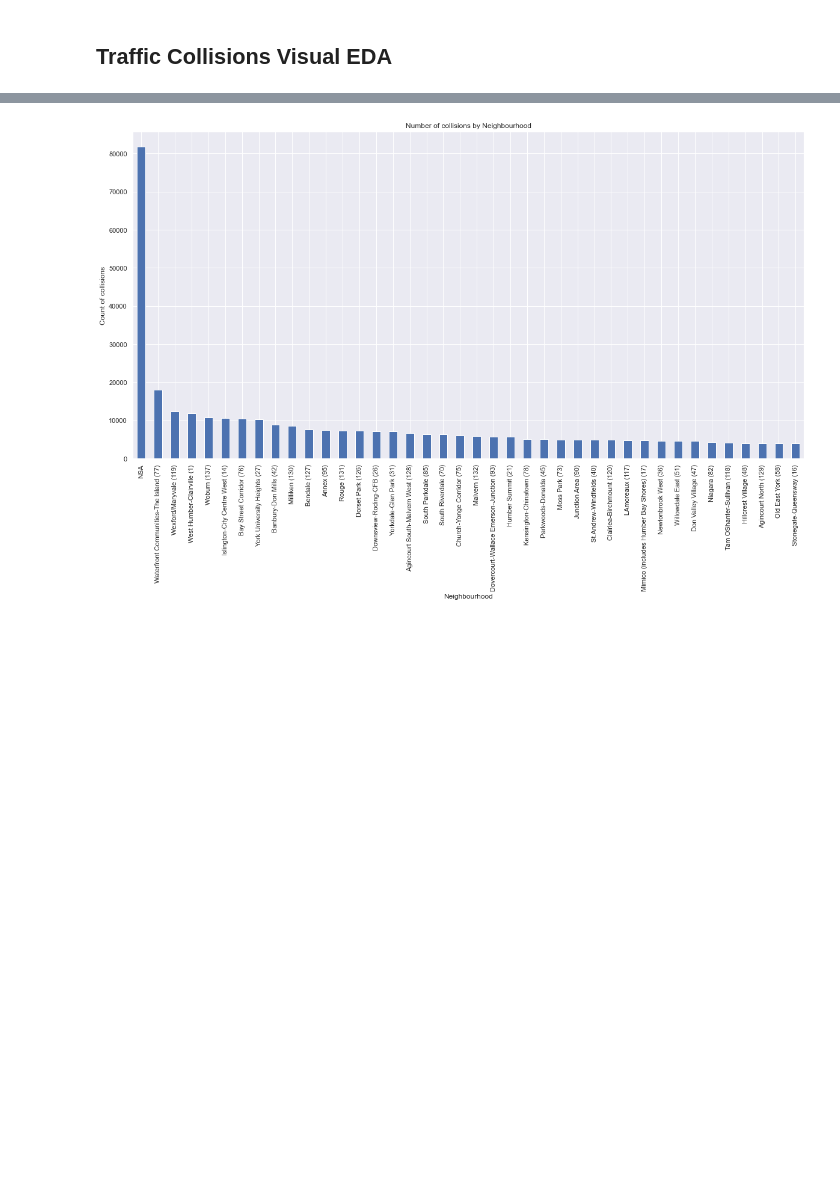
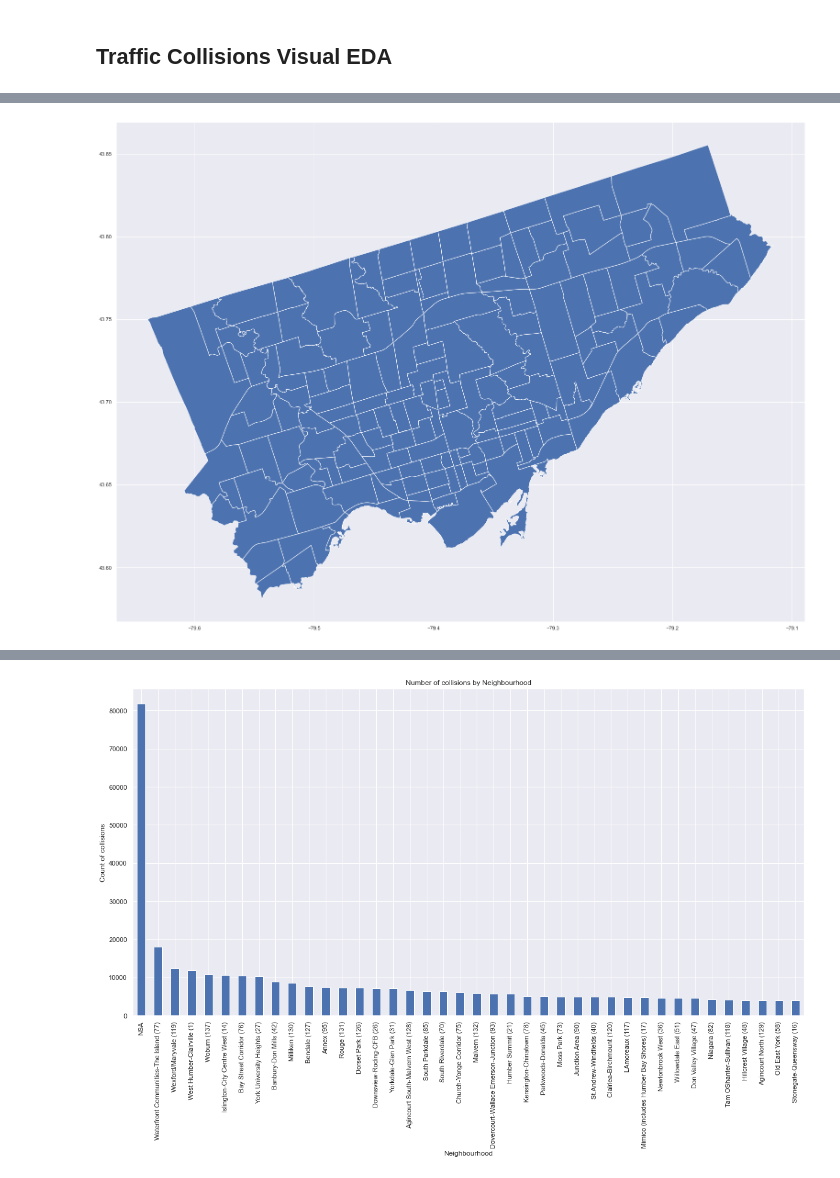
Before and after one commit to vhr1975/datasciw210, a Jupyter notebook: EDA/victor_ramirez_Toronto_EDA_Tensorflow.ipynb, the cells around one changed output, grey strips where cells are left out. Drawn from its saved outputs; the diff is of its cells as text; code cells hidden in the pictures; blank space fills up the shorter version.

```diff
--- a/EDA/victor_ramirez_Toronto_EDA_Tensorflow.ipynb
+++ b/EDA/victor_ramirez_Toronto_EDA_Tensorflow.ipynb
@@ -366,3 +369,9 @@ print(df_victims_of_crime.columns.tolist())
 ['_id', 'ReportedYear', 'Category', 'Subtype', 'AssaultSubtype', 'Sex', 'AgeGroup', 'AgeCohort', 'Count_']
 # %% [markdown]
 ## Traffic Collisions Visual EDA
+# %%
+
+nb = 'F:/code/uc berkeley/mids-210/datasciw210/EDA/data/toronto/Neighbourhoods.shp'
+regions = gpd.read_file(nb)
+
+regions.sample(5)
@@ -368,0 +385,7 @@ print(df_victims_of_crime.columns.tolist())
+# %%
+regions['neighbourhood'] = regions['FIELD_7'].str.replace(' \(.+\)', '').str.lower()
+# %%
+regions.plot(figsize=(40,20))
+plt.show()
+# %% [output]
+[figure, added]
```
Also changed, not shown: parts of 7 cells of this notebook, 5 other files.
